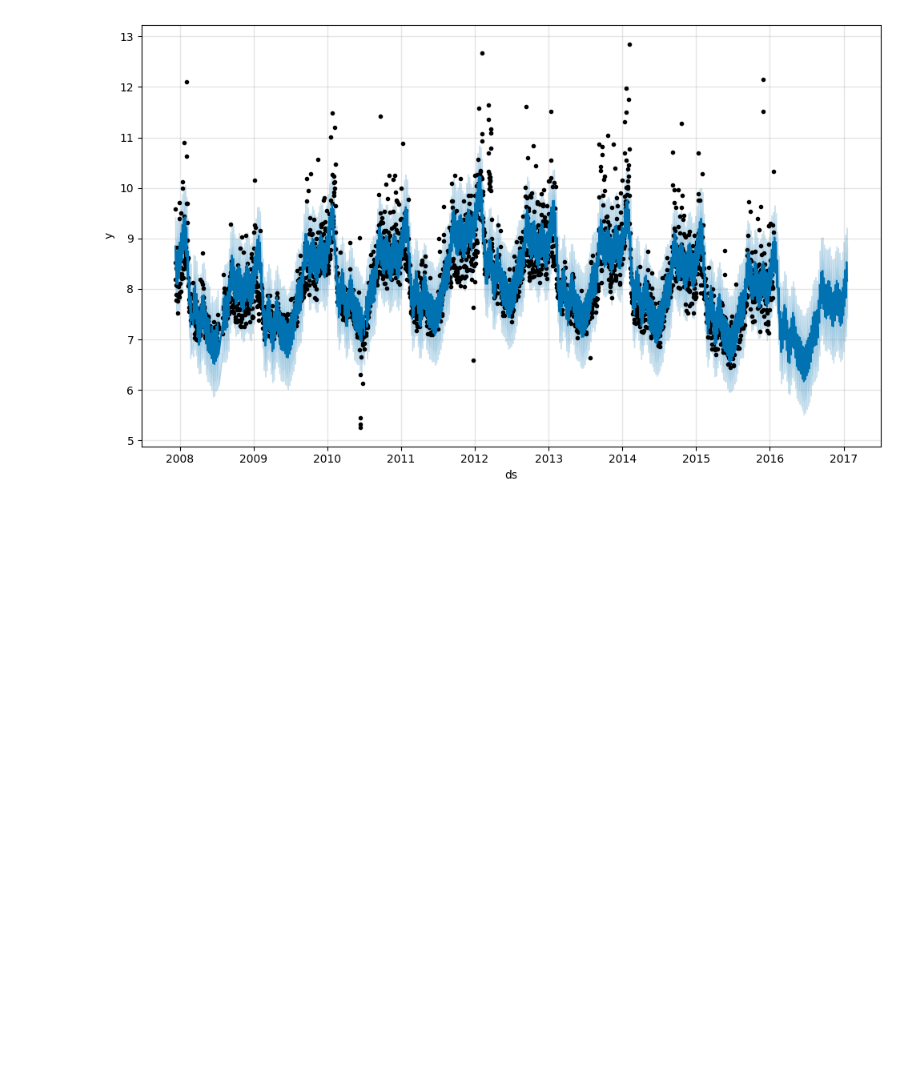
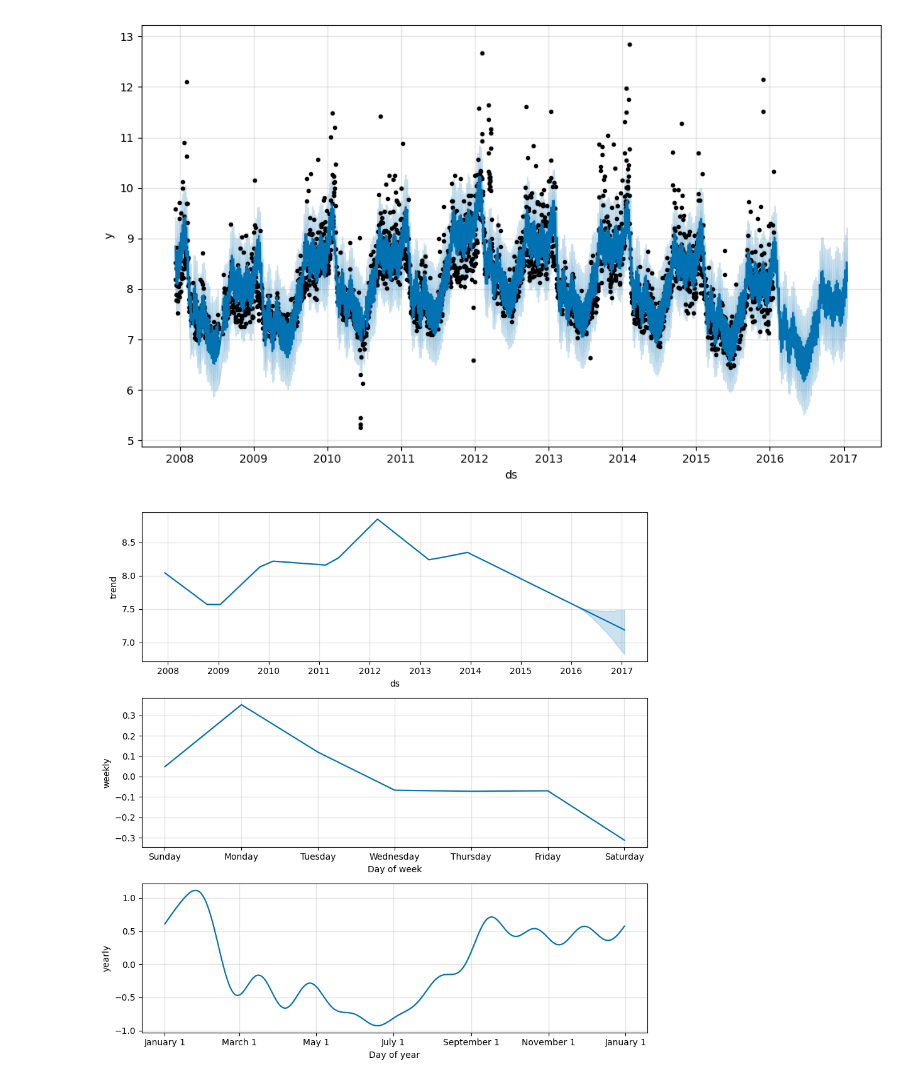
Before and after one commit to loihnt05/time-series-forecasting, a Jupyter notebook: main.ipynb, the cells around one changed output. Drawn from its saved outputs; the diff is of its cells as text; code cells hidden in the pictures; blank space fills up the shorter version.

```diff
--- a/main.ipynb
+++ b/main.ipynb
@@ -43,3 +43,7 @@ forecast[['ds', 'yhat', 'yhat_lower', 'yhat_upper']].tail()
 fig1 = m.plot(forecast)
 # %% [output]
 [figure]
+# %%
+fig2 = m.plot_components(forecast)
+# %% [output]
+[figure, added]
```
Also changed, not shown: parts of 2 cells of this notebook, 1 other file.
